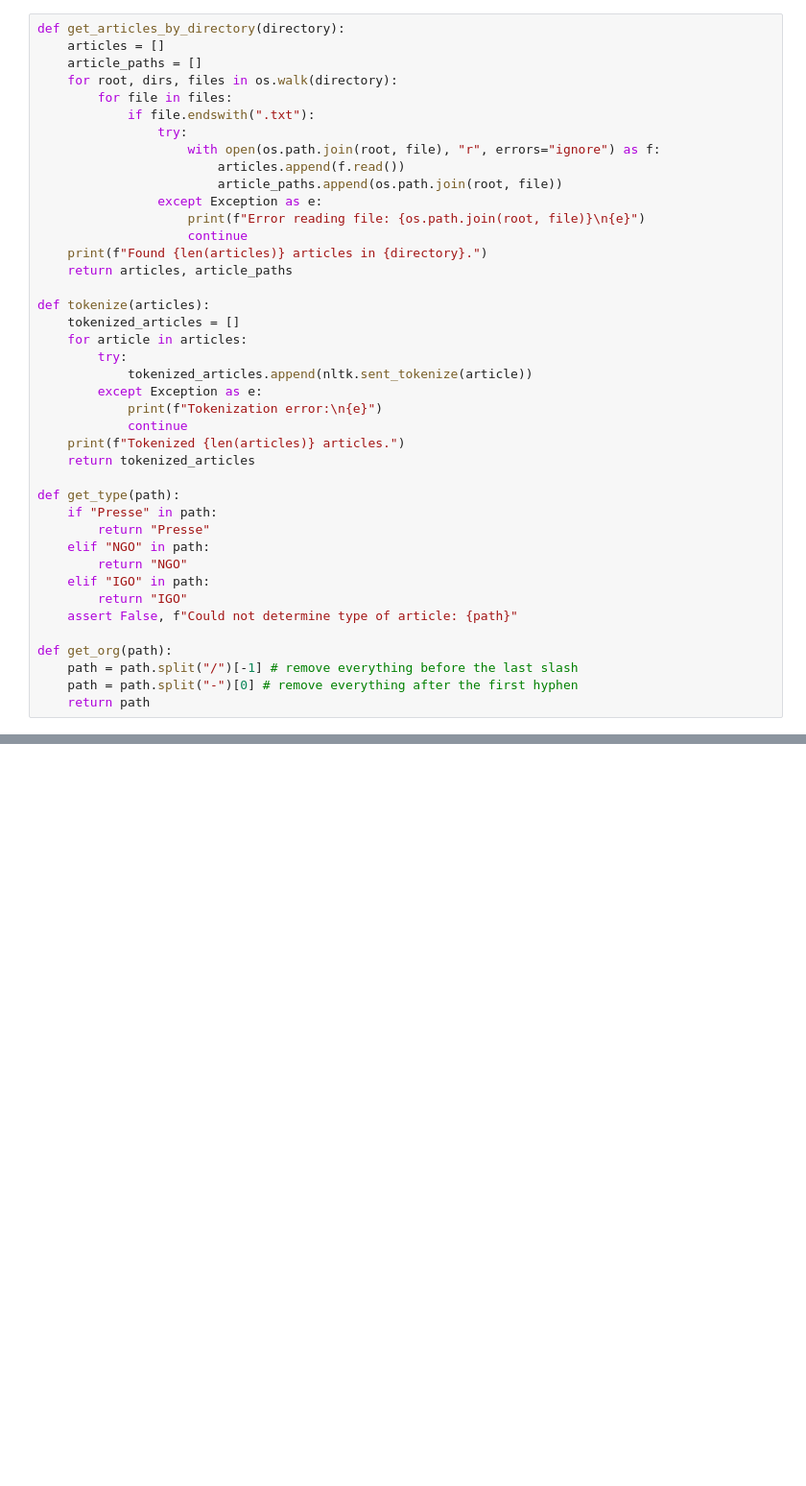
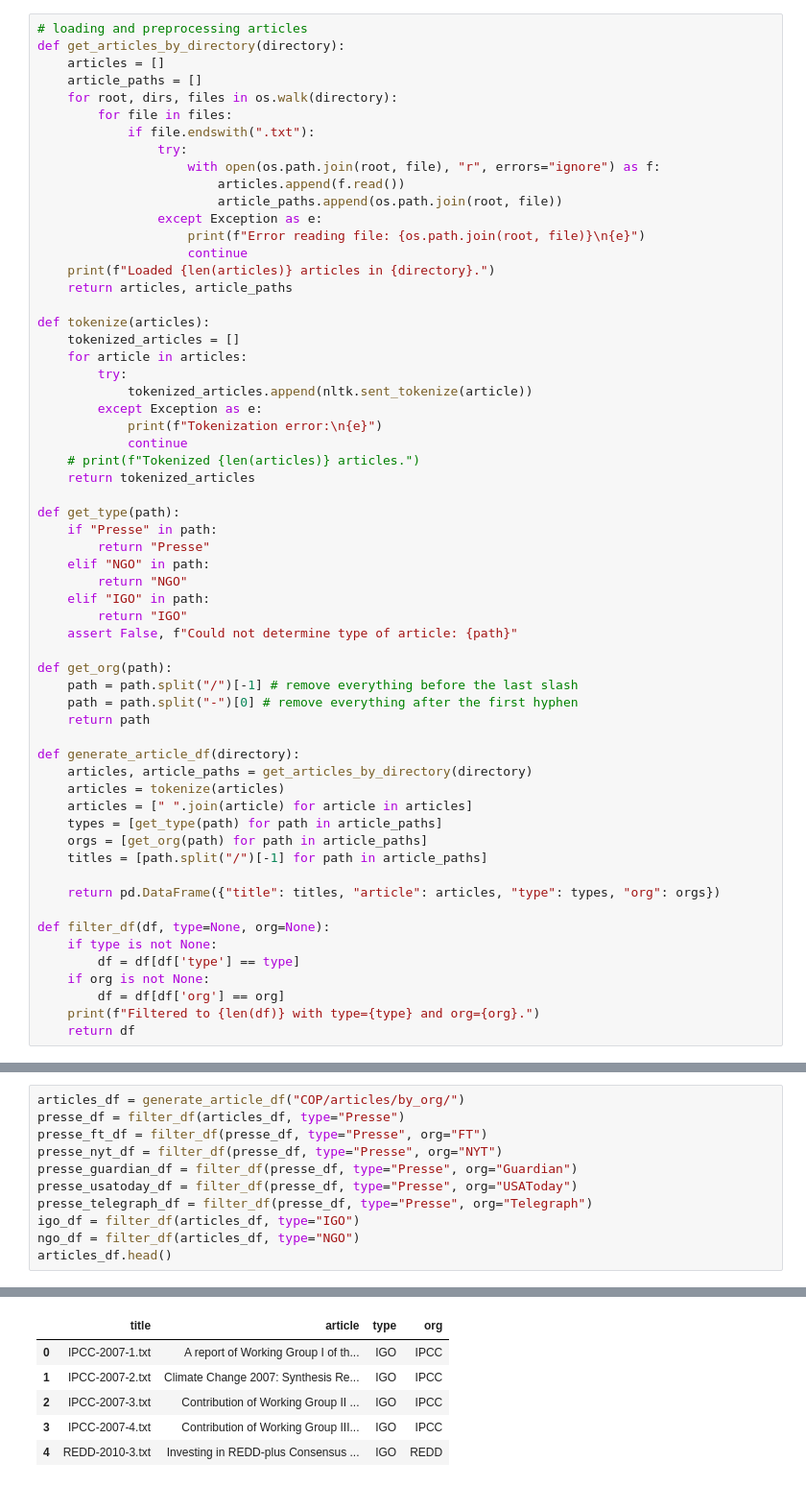
Before and after one commit to NicoOhler/wikipedia_framing_analysis, a Jupyter notebook: keyword_analysis.ipynb, the cells around one changed output, grey strips where cells are left out. Shown at 96% size. Drawn from its saved outputs; the diff is of its cells as text; blank space fills up the shorter version.

```diff
--- a/keyword_analysis.ipynb
+++ b/keyword_analysis.ipynb
@@ -24,4 +16,5 @@ nlp = spacy.load("en_core_web_sm")
 # %%
+# loading and preprocessing articles
 def get_articles_by_directory(directory):
     articles = []
     article_paths = []
@@ -35,7 +28,7 @@ def get_articles_by_directory(directory):
                 except Exception as e:
                     print(f"Error reading file: {os.path.join(root, file)}\n{e}")
                     continue
-    print(f"Found {len(articles)} articles in {directory}.")
+    print(f"Loaded {len(articles)} articles in {directory}.")
     return articles, article_paths
 
 def tokenize(articles):
@@ -46,7 +39,7 @@ def tokenize(articles):
         except Exception as e:
             print(f"Tokenization error:\n{e}")
             continue
-    print(f"Tokenized {len(articles)} articles.")
+    # print(f"Tokenized {len(articles)} articles.")
     return tokenized_articles
 
 def get_type(path):
@@ -62,3 +55,21 @@ def get_org(path):
     path = path.split("/")[-1] # remove everything before the last slash
     path = path.split("-")[0] # remove everything after the first hyphen
     return path
+
+def generate_article_df(directory):
+    articles, article_paths = get_articles_by_directory(directory)
+    articles = tokenize(articles)
+    articles = [" ".join(article) for article in articles]
+    types = [get_type(path) for path in article_paths]
+    orgs = [get_org(path) for path in article_paths]
+    titles = [path.split("/")[-1] for path in article_paths]
+
+    return pd.DataFrame({"title": titles, "article": articles, "type": types, "org": orgs})
+
+def filter_df(df, type=None, org=None):
+    if type is not None:
+        df = df[df['type'] == type]
+    if org is not None:
+        df = df[df['org'] == org]
+    print(f"Filtered to {len(df)} with type={type} and org={org}.")
+    return df
@@ -162,0 +160,12 @@ with open("Test2.html", "w") as f:
+# %%
+articles_df = generate_article_df("COP/articles/by_org/")
+presse_df = filter_df(articles_df, type="Presse")
+presse_ft_df = filter_df(presse_df, type="Presse", org="FT")
+presse_nyt_df = filter_df(presse_df, type="Presse", org="NYT")
+presse_guardian_df = filter_df(presse_df, type="Presse", org="Guardian")
+presse_usatoday_df = filter_df(presse_df, type="Presse", org="USAToday")
+presse_telegraph_df = filter_df(presse_df, type="Presse", org="Telegraph")
+igo_df = filter_df(articles_df, type="IGO")
+ngo_df = filter_df(articles_df, type="NGO")
+articles_df.head()
+# %% [output]
@@ -162,0 +181,6 @@ with open("Test2.html", "w") as f:
+|  | title | article | type | org |
+| 0 | IPCC-2007-1.txt | A report of Working Group I of th... | IGO | IPCC |
+| 1 | IPCC-2007-2.txt | Climate Change 2007: Synthesis Re... | IGO | IPCC |
+| 2 | IPCC-2007-3.txt | Contribution of Working Group II ... | IGO | IPCC |
+| 3 | IPCC-2007-4.txt | Contribution of Working Group III... | IGO | IPCC |
+| 4 | REDD-2010-3.txt | Investing in REDD-plus Consensus ... | IGO | REDD |
```
Also changed, not shown: parts of 18 cells of this notebook, 16 other files.
